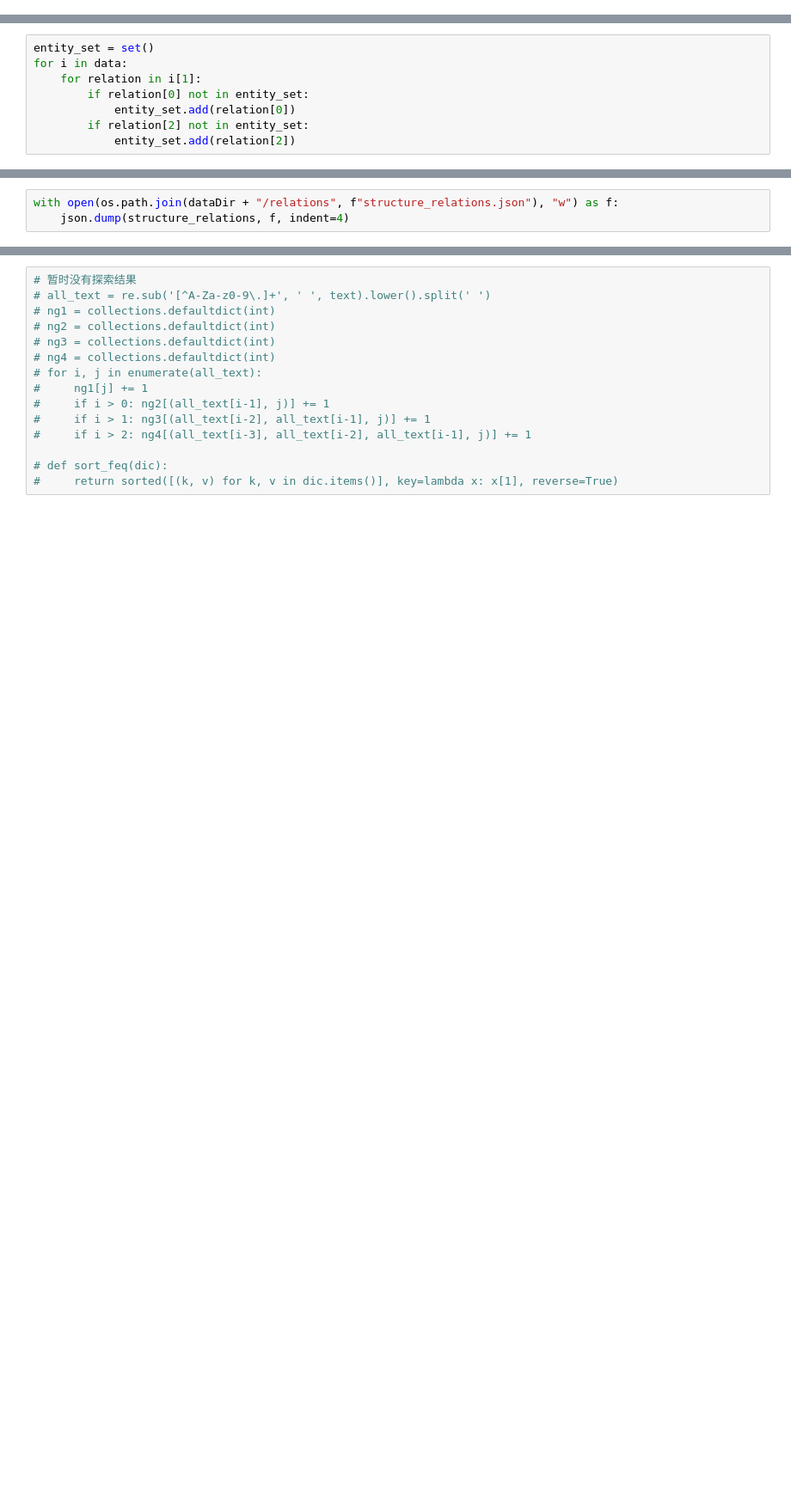
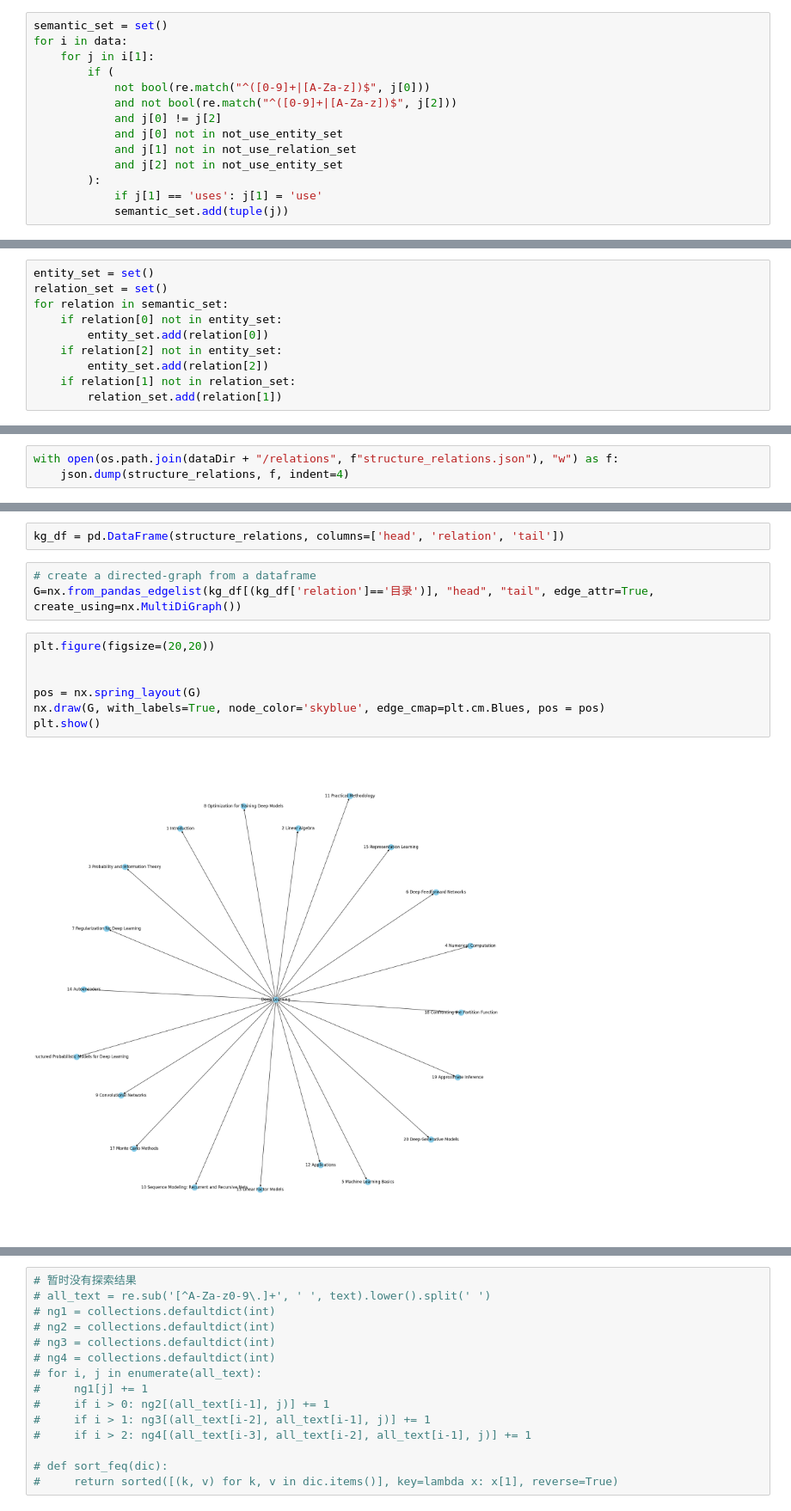
Before and after one commit to Try2beby/kg, a Jupyter notebook: src/Deep_Learning_RE_20231127.ipynb, the cells around one changed output, grey strips where cells are left out. Shown at 86% size. Saved outputs shown, nothing was run; the diff lists cells and outputs as text; blank space fills up the shorter version.

Commit message:
upload semantic_relations

```diff
--- a/src/Deep_Learning_RE_20231127.ipynb
+++ b/src/Deep_Learning_RE_20231127.ipynb
@@ -163,0 +135,14 @@ for i in data:
+# %%
+semantic_set = set()
+for i in data:
+    for j in i[1]:
+        if (
+            not bool(re.match("^([0-9]+|[A-Za-z])$", j[0]))
+            and not bool(re.match("^([0-9]+|[A-Za-z])$", j[2]))
+            and j[0] != j[2]
+            and j[0] not in not_use_entity_set
+            and j[1] not in not_use_relation_set
+            and j[2] not in not_use_entity_set
+        ):
+            if j[1] == 'uses': j[1] = 'use'
+            semantic_set.add(tuple(j))
@@ -164,8 +155,10 @@ for i in data:
 # %%
 entity_set = set()
-for i in data:
-    for relation in i[1]:
-        if relation[0] not in entity_set:
-            entity_set.add(relation[0])
-        if relation[2] not in entity_set:
-            entity_set.add(relation[2])
+relation_set = set()
+for relation in semantic_set:
+    if relation[0] not in entity_set:
+        entity_set.add(relation[0])
+    if relation[2] not in entity_set:
+        entity_set.add(relation[2])
+    if relation[1] not in relation_set:
+        relation_set.add(relation[1])
@@ -315,0 +257,14 @@ N - Gram
+# %%
+kg_df = pd.DataFrame(structure_relations, columns=['head', 'relation', 'tail'])
+# %%
+# create a directed-graph from a dataframe
+G=nx.from_pandas_edgelist(kg_df[(kg_df['relation']=='目录')], "head", "tail", edge_attr=True, create_using=nx.MultiDiGraph())
+# %%
+plt.figure(figsize=(20,20))
+
+
+pos = nx.spring_layout(G)
+nx.draw(G, with_labels=True, node_color='skyblue', edge_cmap=plt.cm.Blues, pos = pos)
+plt.show()
+# %% [output]
+[figure, added]
```
Also changed, not shown: parts of 42 cells of this notebook, 2 other files.
